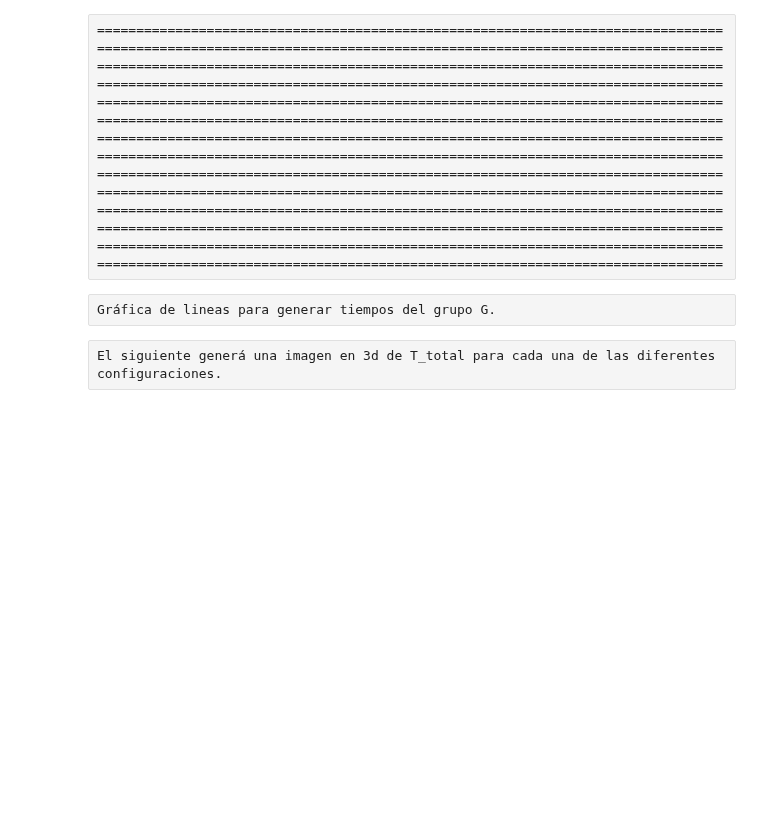
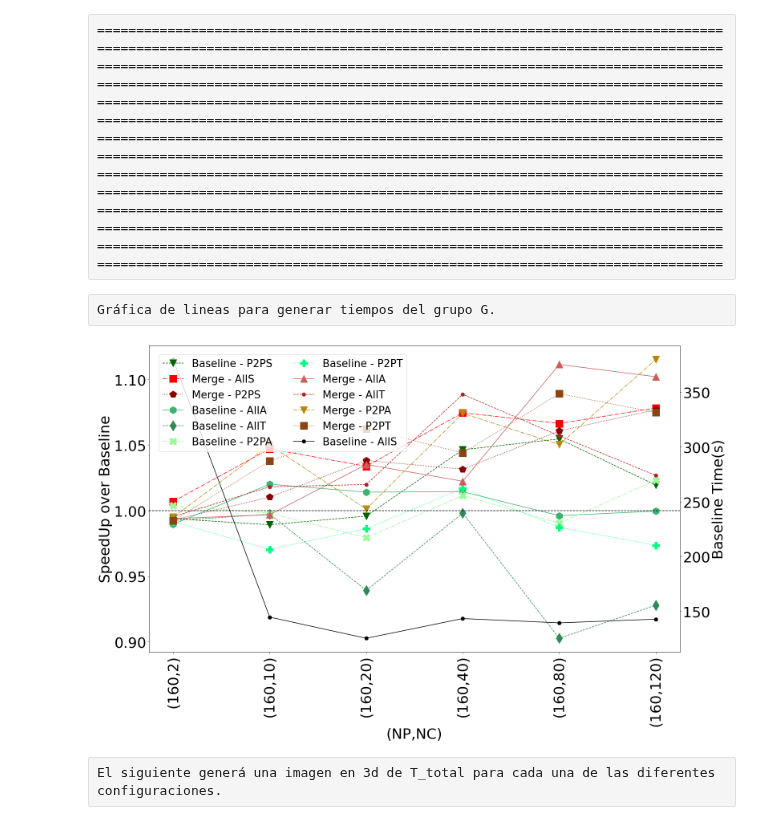
Before and after one commit to hpca-uji/Proteo, a Jupyter notebook: Analysis/new_analyser.ipynb, the cells around one changed output. Saved outputs shown, nothing was run; the diff lists cells and outputs as text; code cells hidden in the pictures; blank space fills up the shorter version.

```diff
--- a/Analysis/new_analyser.ipynb
+++ b/Analysis/new_analyser.ipynb
@@ -986,8 +1126,9 @@ f.savefig("Images/LinePlot_"+name_fig+".png", format="png")
 # %% [raw]
 Gráfica de lineas para generar tiempos del grupo G.
 # %%
-used_direction='e'
+used_direction='s'
 test_parameter='T_total' #Valores son "alpha" o "omega"
+intranode=False
 
 if test_parameter == 'T_total':
     name_fig="Ttotal"
@@ -1000,52 +1141,73 @@ if test_parameter == 'T_total':
 if used_direction=='s':
     data_aux_cmp=grouped_aggM.reset_index().query('NP > NC')
     name_fig= name_fig+"Shrink"
 elif used_direction=='e':
     data_aux_cmp=grouped_aggM.reset_index().query('NP < NC')
     name_fig= name_fig+"Expand"
 elif used_direction=='a':
+    data_aux_cmp=grouped_aggM.reset_index()
     name_fig= name_fig+"All"
 
-if used_direction!='a':
+if intranode:
+    data_aux_cmp = data_aux_cmp.query('NP <= 20 and NC <= 20')
+else:
+    #data_aux_cmp = data_aux_cmp.query('NP > 20 and NC > 20')
+    data_aux_cmp = data_aux_cmp.query('NP == 160 or NC == 160')
+
+if used_direction!='a' or True:
     pruebaG = data_aux.reset_index()
     pruebaG = pruebaG.loc[pruebaG.index.intersection(data_aux_cmp.index)]
     data_aux = data_aux[(data_aux.T_total.isin(pruebaG.T_total))]
 
 plot_data = []
 for config in used_config:
-    if config[0] == 0:
-        dataLists = get_config_data(real_parameter, data_aux, config)
-        dataLists = list(filter(lambda x: x != float('infinity'), dataLists))
-        plot_data.append(dataLists)
+    #if config[0] == 0:
+    dataLists,procsLists = get_config_data(real_parameter, data_aux, config)
+    dataLists = list(filter(lambda x: x != float('infinity'), dataLists))
+    plot_data.append(dataLists)
 
-labels_aux = []
-for ns_aux in processes:
-    for np_aux in processes:
-        if used_direction=='s' and np_aux > ns_aux or used_direction=='e' and np_aux < ns_aux or used_direction=='a' and np_aux != ns_aux:
-            new_label = "(" + str(np_aux) + "," + str(ns_aux) + ")"
-            labels_aux.append(new_label)
+plot_data_normalized = normalize_arrays(plot_data[1:], plot_data[0])
+name_legend="SpeedUp over Baseline"
 
-labelsMethods_aux = ['Baseline - AllA', 'Baseline - AllT','Baseline - P2PA','Baseline - P2PT',
+labels_aux = create_labels_lineplot(used_direction, lambda a, b: a == 160 or b == 160)
+#labels_aux = create_labels_lineplot(used_direction)
+#labelsMethods_aux = ['Baseline - All', 'Baseline - P2P','Merge - All','Merge - P2P']
+labelsMethods_aux = ['Baseline - AllS', 'Baseline - P2PS',
+                    'Merge - AllS','Merge - P2PS',
+                    'Baseline - AllA', 'Baseline - AllT','Baseline - P2PA','Baseline - P2PT',
                     'Merge - AllA','Merge - AllT','Merge - P2PA','Merge - P2PT']
 
 f=plt.figure(figsize=(22, 14))
 ax=f.add_subplot(111)
+ax2 = ax.twinx()
 x = np.arange(len(labels_aux))
-for index in range(len(plot_data)):
-    array_aux = plot_data[index]
+for index in range(len(plot_data_normalized)):
+    array_aux = plot_data_normalized[index]
+    index= index+1
     ax.plot(x, array_aux, color=colors_m[index%len(colors_m)], linestyle=linestyle_m[index%len(linestyle_m)], \
         marker=markers_m[index%len(markers_m)], markersize=18, label=labelsMethods_aux[index])
+ax2.plot(x, plot_data[0], color='black', linestyle=linestyle_m[0], \
+        marker=markers_m[0], markersize=18, label=labelsMethods_aux[0])
+ax.axhline(y=1, color='black', linestyle='--')
 
-ax.set_ylim(0,140)
 ax.set_xlabel("(NP,NC)", fontsize=36)
 ax.set_ylabel(name_legend, fontsize=36)
-plt.xticks(x, labels_aux,rotation=90)
-ax.tick_params(axis='both', which='major', labelsize=36)
-ax.tick_params(axis='both', which='minor', labelsize=36)
-plt.legend(loc='best', fontsize=30,ncol=2,framealpha=0.8)
+ax.tick_params(axis='both', which='both', labelsize=36)
+ax.set_xticks(x)
+ax.set_xticklabels(labels_aux, rotation=90)
+#ax.legend(loc='best', fontsize=30,ncol=2,framealpha=0.8)
+
+ax2.set_ylabel('Baseline Time(s)', fontsize=36)
+ax2.tick_params(axis='y', which='both', labelsize=36)
+#ax2.legend(loc='best', fontsize=30,ncol=2,framealpha=0.8)
+
+f.legend(bbox_to_anchor=(0.5, 0.98), fontsize=26,ncol=2,framealpha=0.8)
+
 
 f.tight_layout()
 f.savefig("Images/LinePlot_"+name_fig+".png", format="png")
+# %% [output]
+[figure, added]
 # %% [raw]
 El siguiente generá una imagen en 3d de T_total para cada una de las diferentes configuraciones.
 # %%
```
Also changed, not shown: parts of 27 cells of this notebook.
